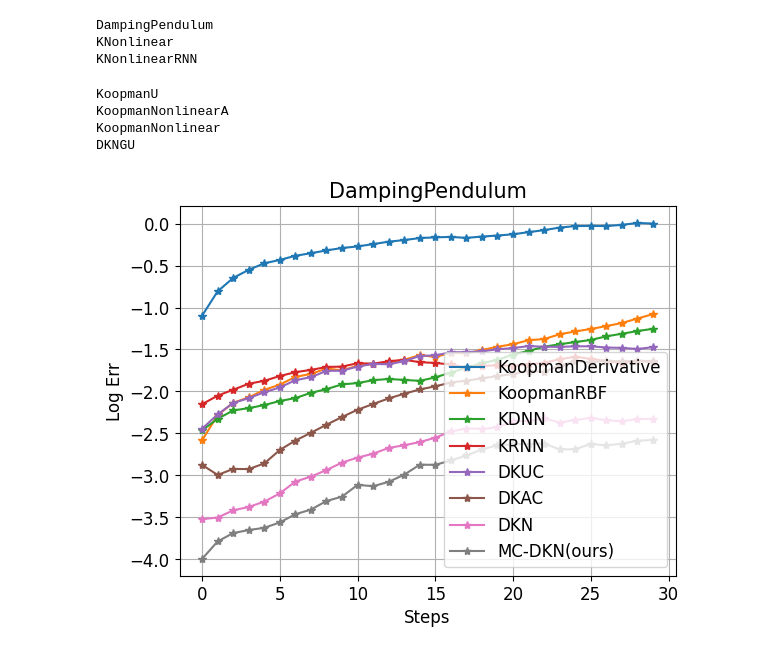
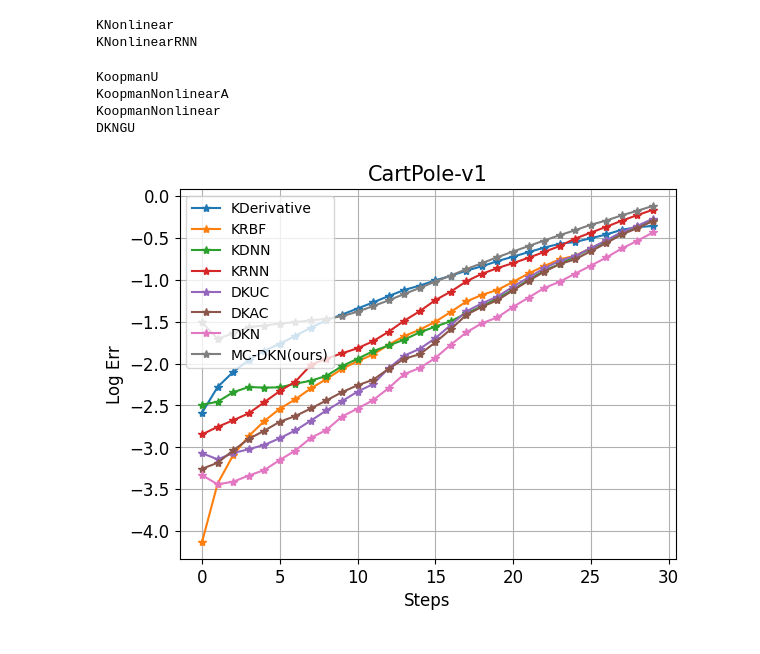
Before and after one commit to xyrrrrrrrr/RDKRC1, a Jupyter notebook: prediction/Evluation_Knonlinear.ipynb, the cells around one changed output. Cells and saved outputs as stored; diff of their text form; code cells hidden in the pictures.

```diff
--- a/prediction/Evluation_Knonlinear.ipynb
+++ b/prediction/Evluation_Knonlinear.ipynb
@@ -25,7 +29,7 @@ Methods = ["KoopmanDerivative","KoopmanRBF",\
             "KoopmanNonlinearA","KoopmanNonlinear",\
             "DKNGU",
                 ]
-Method_names = ["KoopmanDerivative","KoopmanRBF",\
+Method_names = ["KDerivative","KRBF",\
             "KDNN","KRNN","DKUC",\
             "DKAC","DKN", "MC-DKN(ours)"
                 ]
@@ -49,13 +53,13 @@ def eval_err(suffix,env_name,method_index):
     elif method.endswith("KoopmanAE"):
         import Learn_KoopmanAE_with_KlinearEig as lka
     elif method.endswith("DKNGU"):
-        import Learn_DKN_gxu as lka
+        import Learn_DKN_gxu1 as lka
     for file in os.listdir(root_path):
         if file.startswith(method+"_"+env_name) and file.endswith("samples20000.pth"):
             model_path = file
     if method.endswith("DKNGU"):
         for file in os.listdir(root_path):
-            if file.startswith(method+"_"+env_name) and file.endswith("samples20000_geom0.1.pth"):
+            if file.startswith(method+"_"+env_name) and file.endswith("bdim1_samples20000_geom0.1_ta.pth"):
                 model_path = file
     Data_collect = data_collecter(env_name)
     udim = Data_collect.udim
@@ -86,9 +90,11 @@ def eval_err(suffix,env_name,method_index):
     elif method.endswith("DKNGU"):
         state_encode_layers = dicts["Statelayer"]
         control_encode_layers = dicts["Controllayer"]
-        Nkoopman1 = control_encode_layers[0] - udim
+        # Nkoopman1 = control_encode_layers[0] - udim
+        Nkoopman1 = control_encode_layers[0]
         # Nkoopman1 = 22
-        control_output_dim = control_encode_layers[0] + control_encode_layers[-1]
+        # control_output_dim = control_encode_layers[-1] + control_encode_layers[0]
+        control_output_dim = control_encode_layers[-1]
         net = lka.Network(state_encode_layers, control_encode_layers, Nkoopman1, udim, control_output_dim, device="cpu")
 
     net.load_state_dict(state_dict)
@@ -129,14 +135,12 @@ def eval_err(suffix,env_name,method_index):
 # env_name = "Franka"
 # env_name = "TwoLinkRobot"
 # env_names = ["DampingPendulum","CartPole-v1","MountainCarContinuous-v0","Pendulum-v1","Franka","TwoLinkRobot"]
-env_names = ["DampingPendulum","CartPole-v1","MountainCarContinuous-v0","Pendulum-v1","DoublePendulum"]
-for env in ["DampingPendulum"]:# Knonlinear还在训练
-    print(env)
+env_names = ["DampingPendulum","CartPole-v1","MountainCarContinuous-v0","Pendulum-v1","DoublePendulum","LunarLanderContinuous-v2"]
+for env in ["CartPole-v1"]:
     for i in [2,3,4,5,6,7]:
     # for i in [2]:
             eval_err(suffixes[i-2],env,method_index=i)
 # %% [output]
-DampingPendulum
 KNonlinear
 KNonlinearRNN
 KoopmanU
@@ -231,35 +235,41 @@ colors = ['#1f77b4', '#ff7f0e', '#2ca02c', '#d62728', '#9467bd', '#8c564b', '#e3
 font = {'size'   : 12}
 
 plt.rc('font', **font)
 # markers = ['*','+','*','+','*','+','*']
-env_name = "DampingPendulum"
-# env_name = "CartPole-v1"
+# env_name = "DampingPendulum"
+env_name = "CartPole-v1"
 # env_name = "MountainCarContinuous-v0"
 # env_name = "Pendulum-v1"
 # env_name = "Franka"
 # env_name = "DoublePendulum"
+# env_name = "LunarLanderContinuous-v2"
 title = env_name
 compare = "max"
 # compare = "mean"
-for i in range(8):
+# for i in range(8):
+for i in [0,1,2,3,4,5,6,7]:
+# for i in [6,7]:
     index = i
     method = Methods[index]
+    if i == 0:
+        if env_name == "DoublePendulum" or env_name == "Franka" or env_name == "LunarLanderContinuous-v2":
+            continue
     if i >= 2:
         file_path = "../Prediction_Results/Compare/"+env_name+"_"+method+"embed.npy"
     else:
         file_path = "../Prediction_Results/Compare/"+env_name+"_"+method+".npy"
     data = np.load(file_path)
     # print(data.shape)
     if compare.startswith("max"):
         plt.plot(np.log10(data[0]),'*-',color = colors[index],label=Method_names[i],linewidth=1.5)
     else:
         plt.plot(np.log10(data[2]),'*-',color = colors[index],label=method)
-plt.legend()
+plt.legend(loc='upper left', fontsize=10)
 # plt.grid(linestyle='-.')
 plt.xlabel("Steps",fontsize=12)
 plt.ylabel("Log Err",fontsize=12)
 plt.grid()
 plt.title(title,fontsize=15)
 plt.savefig("../Prediction_Results/Prediction/"+env_name+"_"+compare+"_new1.png",dpi=300)
 # %% [output]
-[figure, old version]
+[figure, new version]
```
Also changed, not shown: parts of 2 cells of this notebook, 24 other files.
